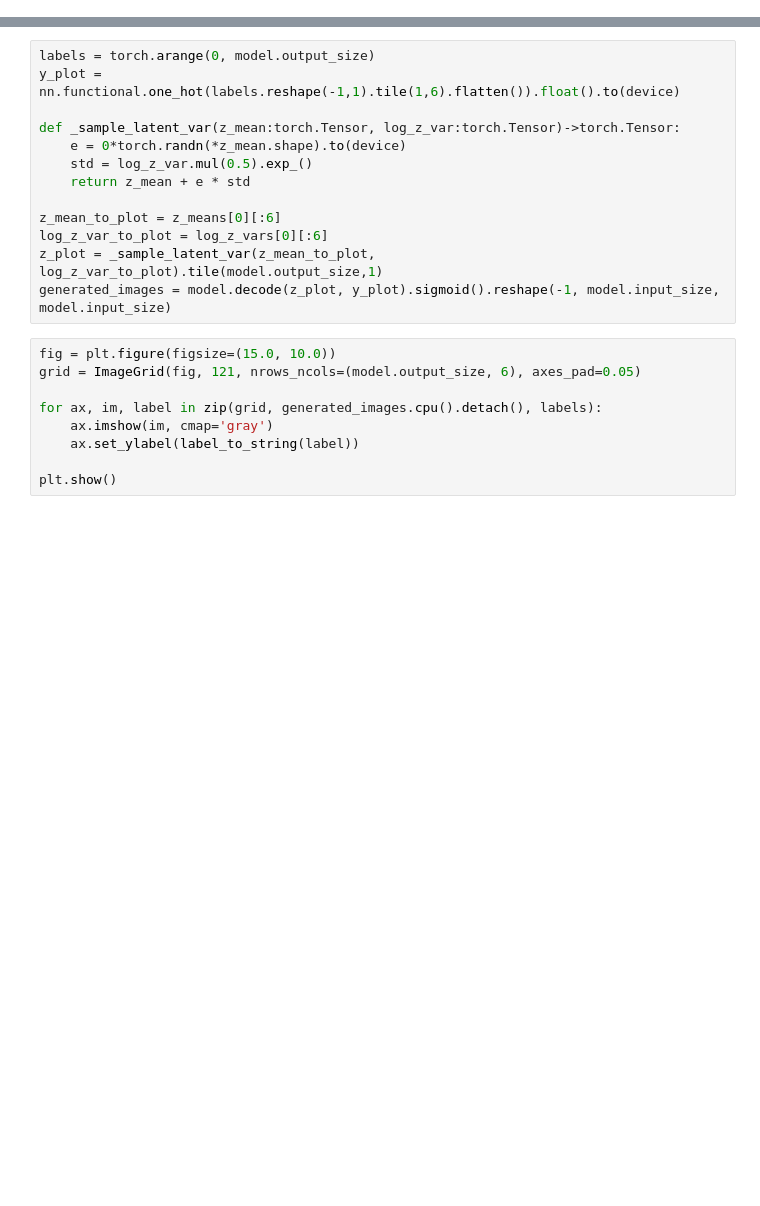
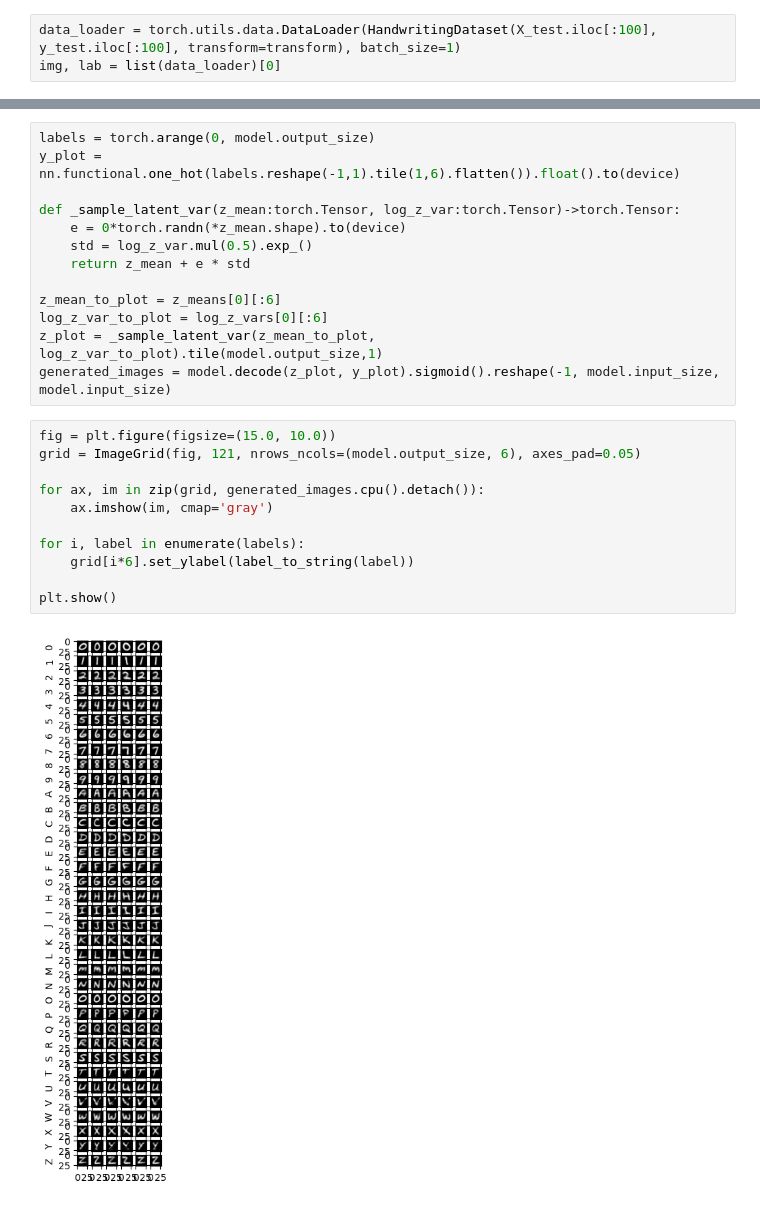
Before and after one commit to alxhslm/hand-writing-generation, a Jupyter notebook: training/notebook.ipynb, the cells around one changed output, grey strips where cells are left out. Cells and saved outputs as stored; diff of their text form; blank space fills up the shorter version.

```diff
--- a/training/notebook.ipynb
+++ b/training/notebook.ipynb
@@ -55,6 +55,9 @@ device = torch.device('cuda' if torch.cuda.is_available() else 'cpu')
 batch_size = 64
 train_loader = torch.utils.data.DataLoader(dataset=train_dataset, batch_size=batch_size)
 test_loader = torch.utils.data.DataLoader(dataset=test_dataset, batch_size=batch_size)
+# %%
+data_loader = torch.utils.data.DataLoader(HandwritingDataset(X_test.iloc[:100], y_test.iloc[:100], transform=transform), batch_size=1)
+img, lab = list(data_loader)[0]
 # %%
 class VAE(nn.Module):
     def __init__(self, input_size:int, output_size:int, num_filters:int, num_latent_var: int):
@@ -228,9 +240,13 @@ generated_images = model.decode(z_plot, y_plot).sigmoid().reshape(-1, model.inpu
 # %%
 fig = plt.figure(figsize=(15.0, 10.0))
 grid = ImageGrid(fig, 121, nrows_ncols=(model.output_size, 6), axes_pad=0.05)
 
-for ax, im, label in zip(grid, generated_images.cpu().detach(), labels):
+for ax, im in zip(grid, generated_images.cpu().detach()):
     ax.imshow(im, cmap='gray')
-    ax.set_ylabel(label_to_string(label))
+
+for i, label in enumerate(labels):
+    grid[i*6].set_ylabel(label_to_string(label))
 
 plt.show()
+# %% [output]
+[figure, added]
```
Also changed, not shown: parts of 8 cells of this notebook.
